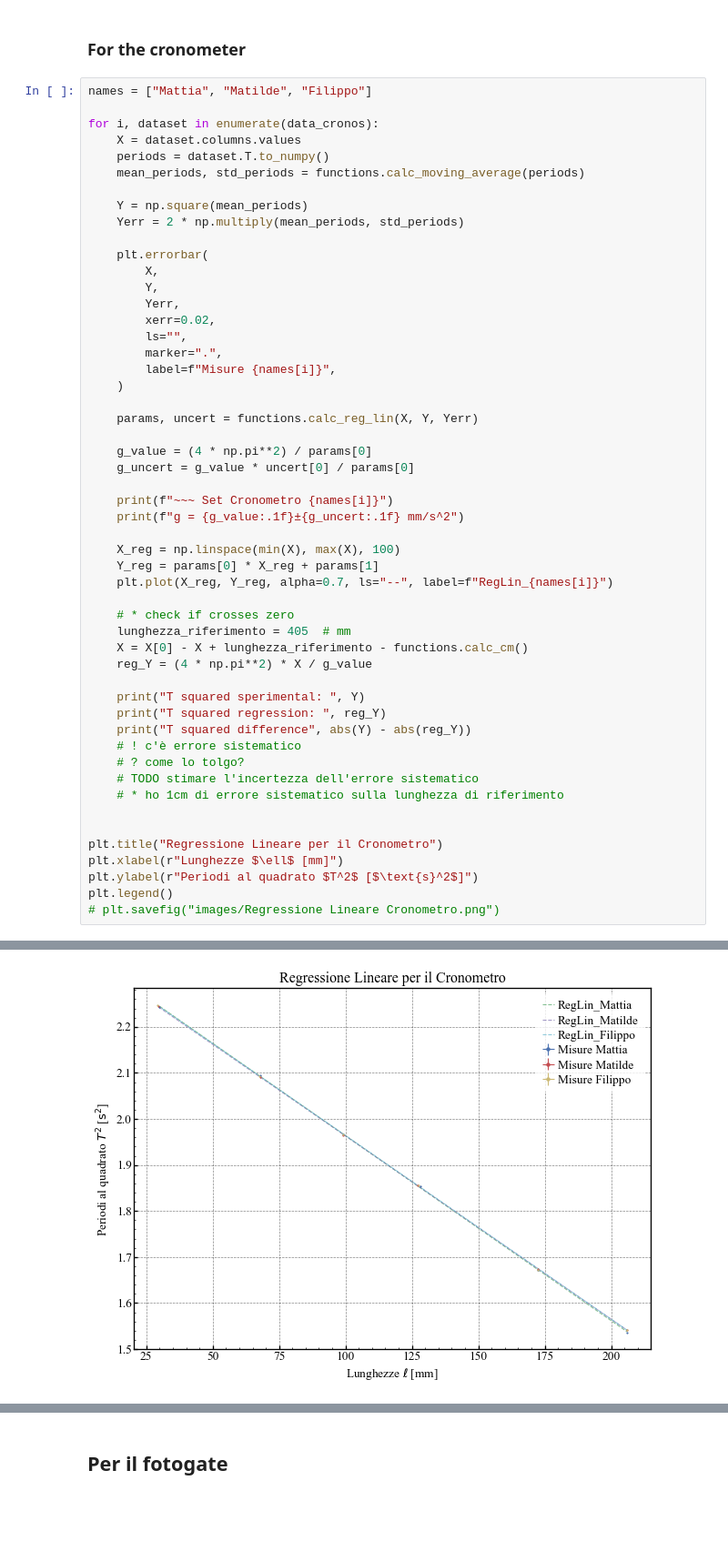
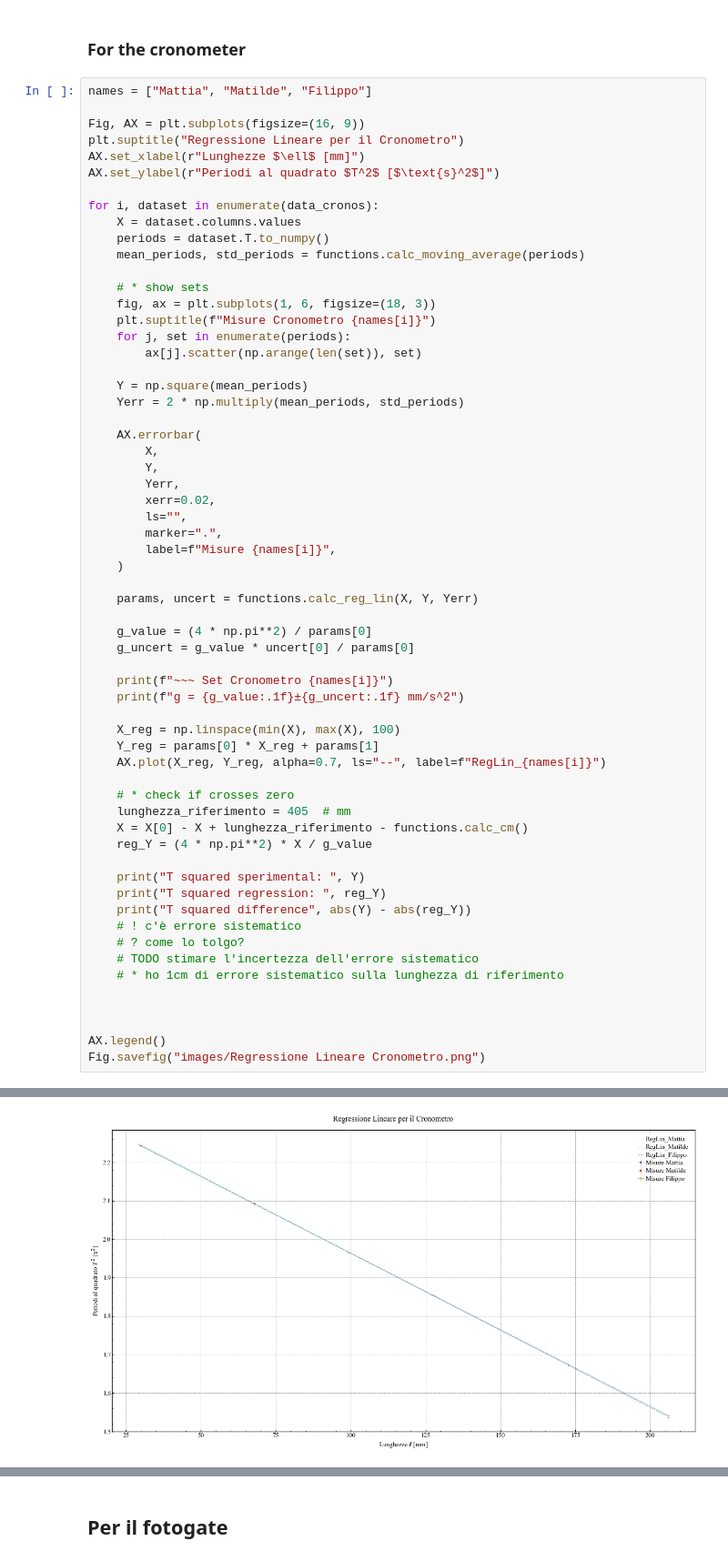
Before and after one commit to Mattia04/Accelerazione-gravitazionale, a Jupyter notebook: script.ipynb, the cells around one changed output, grey strips where cells are left out. Shown: that part at 91% size. Saved outputs shown, nothing was run; the diff lists cells and outputs as text; blank space fills up the shorter version.

```diff
--- a/script.ipynb
+++ b/script.ipynb
@@ -66,16 +66,27 @@ data_cronos = [data_crono_mattia, data_crono_matilde, data_crono_filippo]
 ### For the cronometer
 # %%
 names = ["Mattia", "Matilde", "Filippo"]
+
+Fig, AX = plt.subplots(figsize=(16, 9))
+plt.suptitle("Regressione Lineare per il Cronometro")
+AX.set_xlabel(r"Lunghezze $\ell$ [mm]")
+AX.set_ylabel(r"Periodi al quadrato $T^2$ [$\text{s}^2$]")
 
 for i, dataset in enumerate(data_cronos):
     X = dataset.columns.values
     periods = dataset.T.to_numpy()
     mean_periods, std_periods = functions.calc_moving_average(periods)
 
+    # * show sets
+    fig, ax = plt.subplots(1, 6, figsize=(18, 3))
+    plt.suptitle(f"Misure Cronometro {names[i]}")
+    for j, set in enumerate(periods):
+        ax[j].scatter(np.arange(len(set)), set)
+
     Y = np.square(mean_periods)
     Yerr = 2 * np.multiply(mean_periods, std_periods)
 
-    plt.errorbar(
+    AX.errorbar(
         X,
         Y,
         Yerr,
@@ -95,7 +106,7 @@ for i, dataset in enumerate(data_cronos):
 
     X_reg = np.linspace(min(X), max(X), 100)
     Y_reg = params[0] * X_reg + params[1]
-    plt.plot(X_reg, Y_reg, alpha=0.7, ls="--", label=f"RegLin_{names[i]}")
+    AX.plot(X_reg, Y_reg, alpha=0.7, ls="--", label=f"RegLin_{names[i]}")
 
     # * check if crosses zero
     lunghezza_riferimento = 405  # mm
@@ -111,11 +122,9 @@ for i, dataset in enumerate(data_cronos):
     # * ho 1cm di errore sistematico sulla lunghezza di riferimento
 
 
-plt.title("Regressione Lineare per il Cronometro")
-plt.xlabel(r"Lunghezze $\ell$ [mm]")
-plt.ylabel(r"Periodi al quadrato $T^2$ [$\text{s}^2$]")
-plt.legend()
-# plt.savefig("images/Regressione Lineare Cronometro.png")
+
+AX.legend()
+Fig.savefig("images/Regressione Lineare Cronometro.png")
 # %% [output]
 ~~~ Set Cronometro Mattia
 g = -9831.4±12.6 mm/s^2
@@ -136 +144 @@ T squared difference [0.0103129  0.0079851  0.0115299  0.00775091 0.00941447 0.0
-[figure, old version]
+[figure, new version]
```
Also changed, not shown: parts of 4 cells of this notebook.
